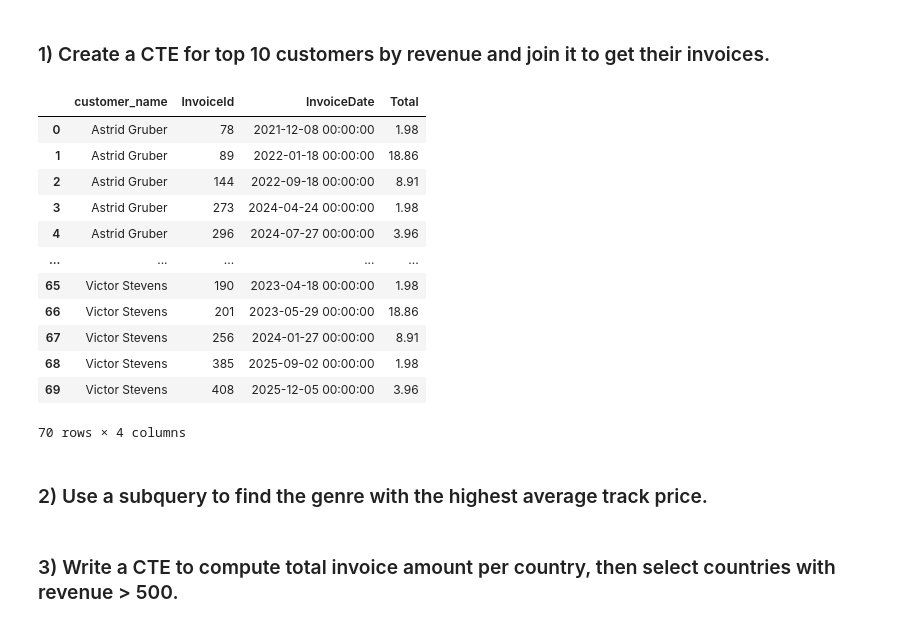
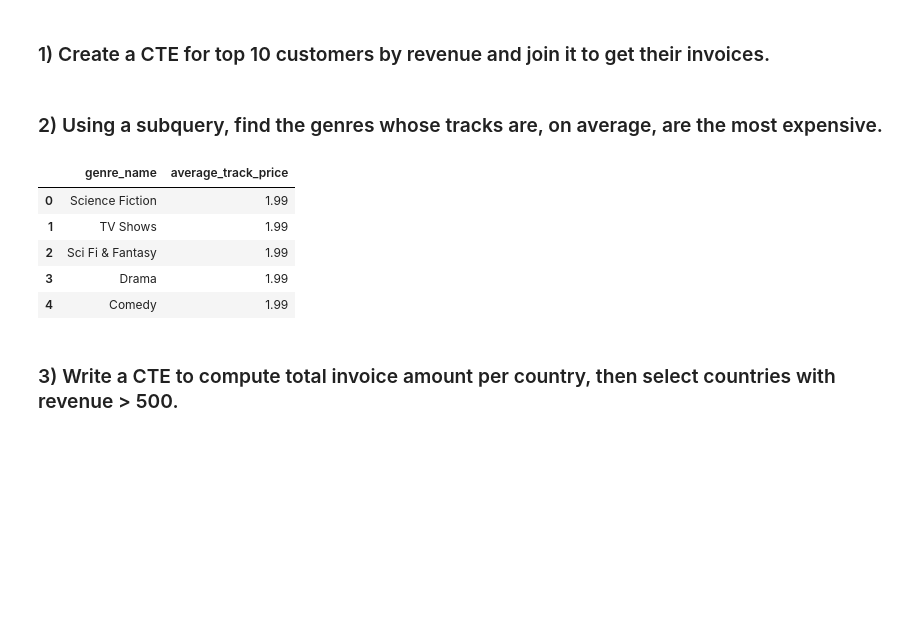
Before and after one commit to bpgodsil/sql_query_examples, a Jupyter notebook: notebooks/03_ctes_and_subqueries.ipynb, the cells around one changed output. Drawn from its saved outputs; the diff is of its cells as text; code cells hidden in the pictures; blank space fills up the shorter version.

```diff
--- a/notebooks/03_ctes_and_subqueries.ipynb
+++ b/notebooks/03_ctes_and_subqueries.ipynb
@@ -50,47 +50,3 @@ display(Image(filename=str(image_path), width=600, height=400))
 ## Query Examples
 # %% [markdown]
 ### 1) Create a CTE for top 10 customers by revenue and join it to get their invoices.
-# %%
-query = """
-
-WITH top_10_customers AS (
-  SELECT
-      c.CustomerId,
-      CONCAT(c.FirstName, ' ', c.LastName) AS customer_name,
-      SUM(i.Total) AS total_invoice_revenue
-  FROM customer AS c
-  JOIN invoice AS i
-      ON c.CustomerId = i.CustomerId
-  GROUP BY c.CustomerId
-  ORDER BY total_invoice_revenue DESC
-  LIMIT 10
-)
-SELECT
-    ttc.customer_name,
-    i.InvoiceId,
-    i.InvoiceDate,
-    i.Total
-FROM invoice AS i
-JOIN top_10_customers AS ttc
-    ON i.CustomerId = ttc.CustomerId
-ORDER BY ttc.customer_name, i.InvoiceDate ;
-
-"""
-df = pd.read_sql_query(query, engine)
-df
-# %% [output]
-|  | customer_name | InvoiceId | InvoiceDate | Total |
-| 0 | Astrid Gruber | 78 | 2021-12-08 00:00:00 | 1.98 |
-| 1 | Astrid Gruber | 89 | 2022-01-18 00:00:00 | 18.86 |
-| 2 | Astrid Gruber | 144 | 2022-09-18 00:00:00 | 8.91 |
-| 3 | Astrid Gruber | 273 | 2024-04-24 00:00:00 | 1.98 |
-| 4 | Astrid Gruber | 296 | 2024-07-27 00:00:00 | 3.96 |
-| ... | ... | ... | ... | ... |
-| 65 | Victor Stevens | 190 | 2023-04-18 00:00:00 | 1.98 |
-| 66 | Victor Stevens | 201 | 2023-05-29 00:00:00 | 18.86 |
-| 67 | Victor Stevens | 256 | 2024-01-27 00:00:00 | 8.91 |
-| 68 | Victor Stevens | 385 | 2025-09-02 00:00:00 | 1.98 |
-| 69 | Victor Stevens | 408 | 2025-12-05 00:00:00 | 3.96 |
-70 rows × 4 columns
-# %% [markdown]
-### 2) Use a subquery to find the genre with the highest average track price.
@@ -97,3 +81,35 @@ df
+# %% [markdown]
+### 2) Using a subquery, find the genres whose tracks are, on average, are the most expensive.
+# %%
+query = """
+
+SELECT
+     g.name AS genre_name,
+     AVG(t.UnitPrice) AS average_track_price
+FROM track AS t
+JOIN genre AS g
+  ON t.GenreId = g.GenreId
+GROUP BY g.GenreId
+  HAVING AVG(t.UnitPrice) = (
+    SELECT MAX(average_price) --filtering by genres that have average max price
+    FROM (
+        SELECT
+             AVG(UnitPrice) AS average_price
+        FROM track
+        GROUP BY GenreId
+     ) AS genre_averages
+);
+
+"""
+df = pd.read_sql_query(query, engine)
+df
+# %% [output]
+|  | genre_name | average_track_price |
+| 0 | Science Fiction | 1.99 |
+| 1 | TV Shows | 1.99 |
+| 2 | Sci Fi & Fantasy | 1.99 |
+| 3 | Drama | 1.99 |
+| 4 | Comedy | 1.99 |
 # %% [markdown]
 ### 3) Write a CTE to compute total invoice amount per country, then select countries with revenue > 500.
 # %% [markdown]
```
Also changed, not shown: parts of 3 cells of this notebook, 1 other file.
